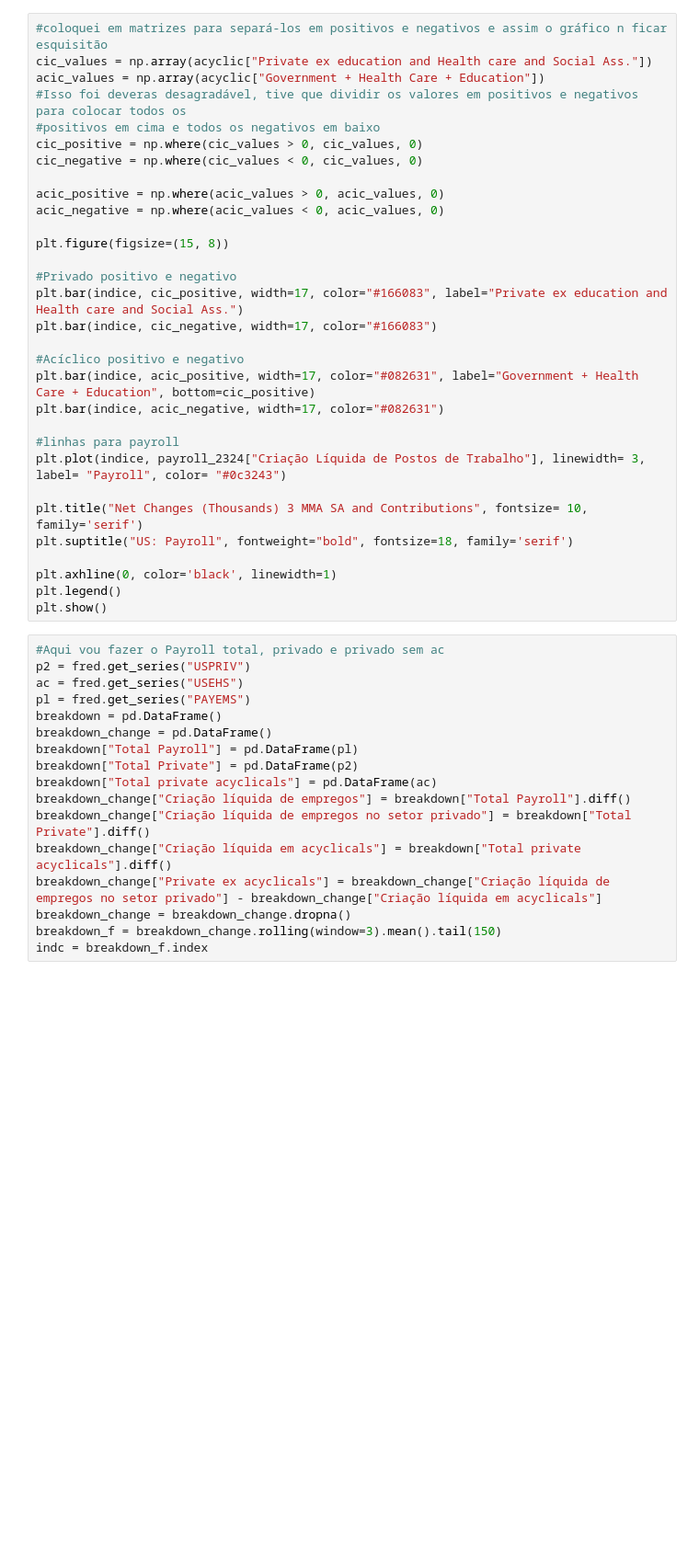
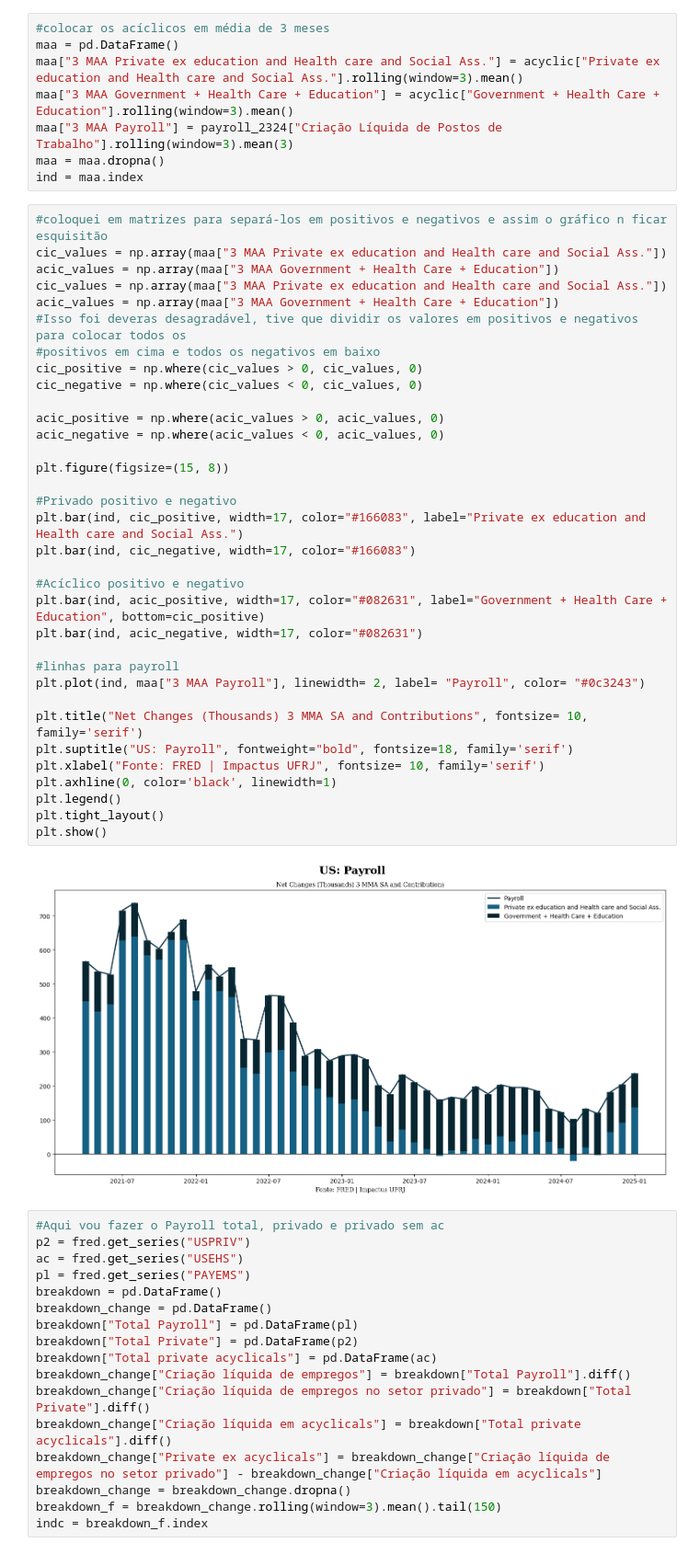
Before and after one commit to Joao-Henrique-Q/Impactus_Python_Scripts, a Jupyter notebook: Payroll_graphs_and_data.ipynb, the cells around one changed output. Shown at 92% size. Cells and saved outputs as stored; diff of their text form; blank space fills up the shorter version.

```diff
--- a/Payroll_graphs_and_data.ipynb
+++ b/Payroll_graphs_and_data.ipynb
@@ -123,34 +129,47 @@ display(acyclic)
+# %%
+#colocar os acíclicos em média de 3 meses
+maa = pd.DataFrame()
+maa["3 MAA Private ex education and Health care and Social Ass."] = acyclic["Private ex education and Health care and Social Ass."].rolling(window=3).mean()
+maa["3 MAA Government + Health Care + Education"] = acyclic["Government + Health Care + Education"].rolling(window=3).mean()
+maa["3 MAA Payroll"] = payroll_2324["Criação Líquida de Postos de Trabalho"].rolling(window=3).mean(3)
+maa = maa.dropna()
+ind = maa.index
 # %%
 #coloquei em matrizes para separá-los em positivos e negativos e assim o gráfico n ficar esquisitão
-cic_values = np.array(acyclic["Private ex education and Health care and Social Ass."])
-acic_values = np.array(acyclic["Government + Health Care + Education"])
+cic_values = np.array(maa["3 MAA Private ex education and Health care and Social Ass."])
+acic_values = np.array(maa["3 MAA Government + Health Care + Education"])
+cic_values = np.array(maa["3 MAA Private ex education and Health care and Social Ass."])
+acic_values = np.array(maa["3 MAA Government + Health Care + Education"])
 #Isso foi deveras desagradável, tive que dividir os valores em positivos e negativos para colocar todos os
 #positivos em cima e todos os negativos em baixo
 cic_positive = np.where(cic_values > 0, cic_values, 0)
 cic_negative = np.where(cic_values < 0, cic_values, 0)
 
 acic_positive = np.where(acic_values > 0, acic_values, 0)
 acic_negative = np.where(acic_values < 0, acic_values, 0)
 
 plt.figure(figsize=(15, 8))
 
 #Privado positivo e negativo
-plt.bar(indice, cic_positive, width=17, color="#166083", label="Private ex education and Health care and Social Ass.")
-plt.bar(indice, cic_negative, width=17, color="#166083")
+plt.bar(ind, cic_positive, width=17, color="#166083", label="Private ex education and Health care and Social Ass.")
+plt.bar(ind, cic_negative, width=17, color="#166083")
 
 #Acíclico positivo e negativo
-plt.bar(indice, acic_positive, width=17, color="#082631", label="Government + Health Care + Education", bottom=cic_positive)
-plt.bar(indice, acic_negative, width=17, color="#082631")
+plt.bar(ind, acic_positive, width=17, color="#082631", label="Government + Health Care + Education", bottom=cic_positive)
+plt.bar(ind, acic_negative, width=17, color="#082631")
 
 #linhas para payroll
-plt.plot(indice, payroll_2324["Criação Líquida de Postos de Trabalho"], linewidth= 3, label= "Payroll", color= "#0c3243")
+plt.plot(ind, maa["3 MAA Payroll"], linewidth= 2, label= "Payroll", color= "#0c3243")
 
 plt.title("Net Changes (Thousands) 3 MMA SA and Contributions", fontsize= 10, family='serif')
 plt.suptitle("US: Payroll", fontweight="bold", fontsize=18, family='serif')
-
+plt.xlabel("Fonte: FRED | Impactus UFRJ", fontsize= 10, family='serif')
 plt.axhline(0, color='black', linewidth=1)
 plt.legend()
+plt.tight_layout()
 plt.show()
+# %% [output]
+[figure, added]
 # %%
 #Aqui vou fazer o Payroll total, privado e privado sem ac
 p2 = fred.get_series("USPRIV")
```
Also changed, not shown: parts of 21 cells of this notebook.
